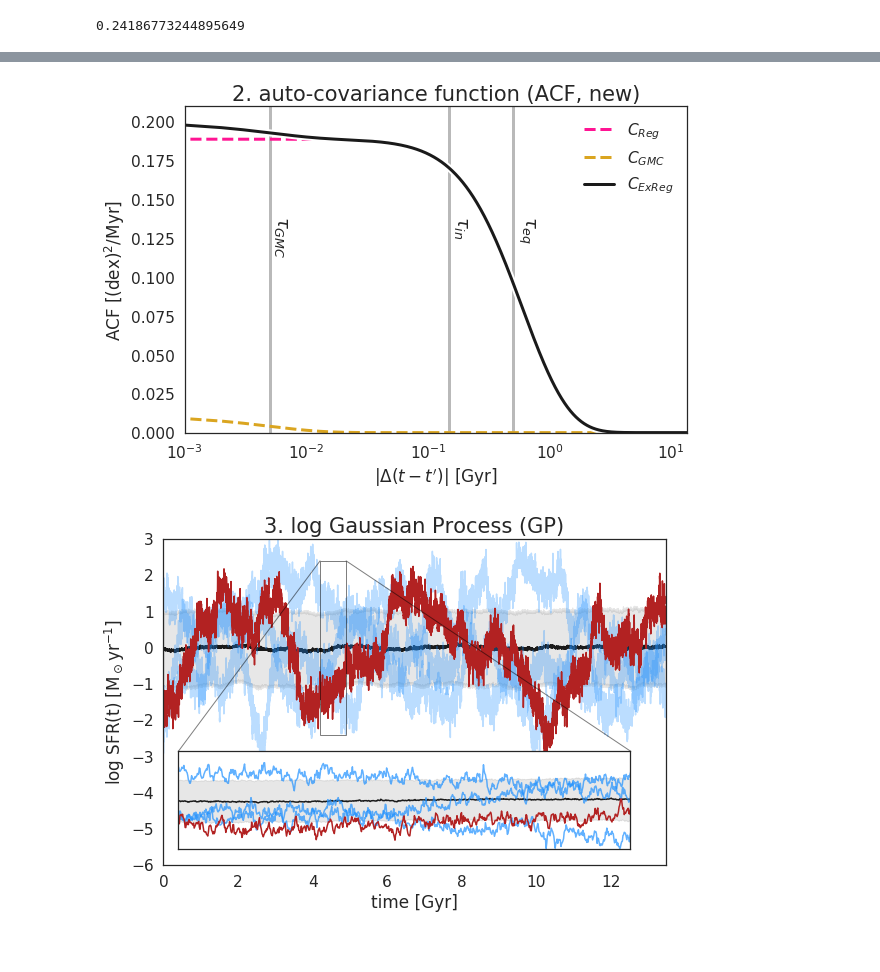
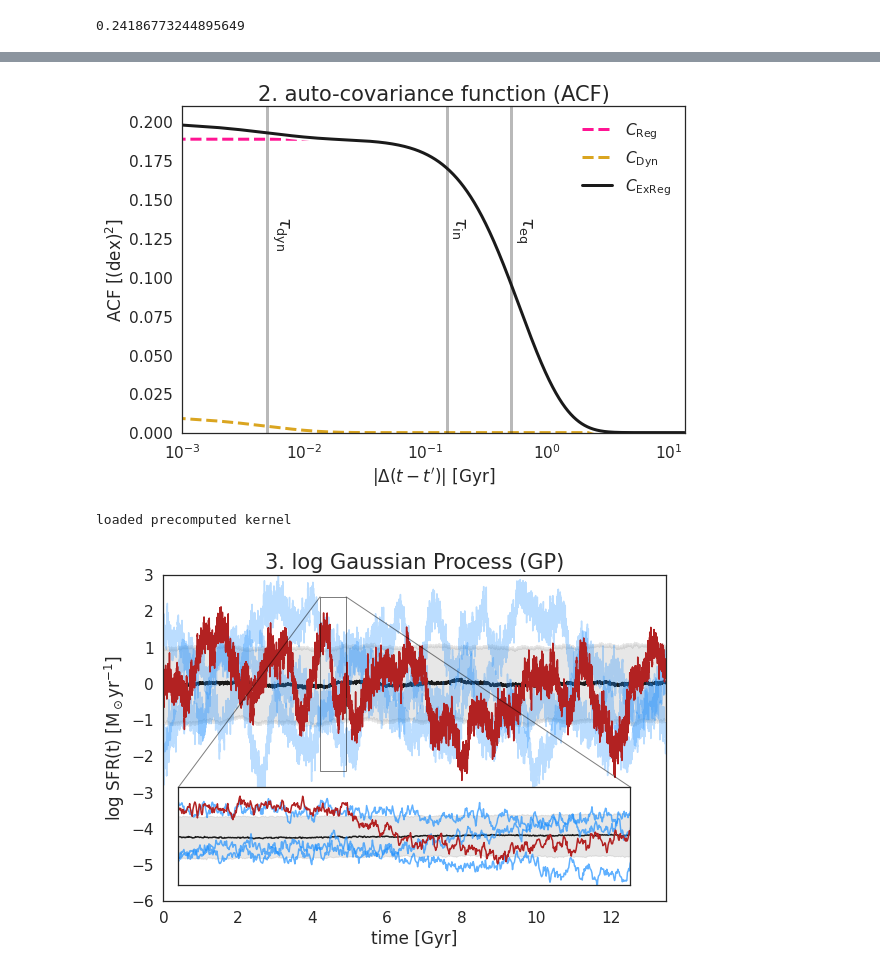
Before and after one commit to kartheikiyer/GP-SFH, a Jupyter notebook: Figure 1 - the GP-SFH schematic.ipynb, the cells around one changed output, grey strips where cells are left out. Saved outputs shown, nothing was run; the diff lists cells and outputs as text; code cells hidden in the pictures.

```diff
--- a/Figure 1 - the GP-SFH schematic.ipynb
+++ b/Figure 1 - the GP-SFH schematic.ipynb
@@ -104,11 +104,11 @@ c_full, c_reg, c_gmc = gp_sfh_kernels.extended_regulator_model_kernel(deltat, *p
 
 fig, ax = plt.subplots(figsize=(9,6))
 
-plt.plot(deltat, c_reg, '--', lw=3,color='deeppink',label='$C_{Reg}$')
-plt.plot(deltat, c_gmc, '--',lw=3,color='goldenrod',label='$C_{GMC}$')
+plt.plot(deltat, c_reg, '--', lw=3,color='deeppink',label=r'$C_{\rm Reg}$')
+plt.plot(deltat, c_gmc, '--',lw=3,color='goldenrod',label=r'$C_{\rm Dyn}$')
 
 plt.plot(deltat, c_full,'w', lw=7)
-plt.plot(deltat, c_full,'k', lw=3,label='$C_{ExReg}$')
+plt.plot(deltat, c_full,'k', lw=3,label=r'$C_{\rm ExReg}$')
 
 llim = 0
 
@@ -119,32 +119,44 @@ plt.xlim(deltat[1],np.amax(deltat) )
 plt.vlines(psd_params[1], llim,plt.ylim()[1],'k',alpha=0.3,lw=3)
 plt.vlines(psd_params[2], llim,plt.ylim()[1],'k',alpha=0.3,lw=3)
 plt.vlines(psd_params[4], llim,plt.ylim()[1],'k',alpha=0.3,lw=3)
-plt.text(psd_params[1]*1.05, plt.ylim()[1]/1.5,r'$\tau_{eq}$',fontsize=18,rotation=270,va='top')
-plt.text(psd_params[2]*1.05, plt.ylim()[1]/1.5,r'$\tau_{in}$',fontsize=18,rotation=270,va='top')
-plt.text(psd_params[4]*1.05, plt.ylim()[1]/1.5,r'$\tau_{GMC}$',fontsize=18,rotation=270,va='top')
+plt.text(psd_params[1]*1.05, plt.ylim()[1]/1.5,r'$\tau_{\rm eq}$',fontsize=18,rotation=270,va='top')
+plt.text(psd_params[2]*1.05, plt.ylim()[1]/1.5,r'$\tau_{\rm in}$',fontsize=18,rotation=270,va='top')
+plt.text(psd_params[4]*1.05, plt.ylim()[1]/1.5,r'$\tau_{\rm dyn}$',fontsize=18,rotation=270,va='top')
 
 plt.legend(edgecolor='w')
 plt.xscale('log')
 plt.xlabel('$|\Delta (t-t\')|$ [Gyr]')
-plt.ylabel('ACF [(dex)$^2$/Myr]')
-plt.title('2. auto-covariance function (ACF, new)',fontsize=21)
+plt.ylabel('ACF [(dex)$^2$]')
+
+plt.title('2. auto-covariance function (ACF)',fontsize=21)
 plt.savefig('figures/fig1panel2.png',bbox_inches='tight')
 plt.show()
 # %% [output]
-[figure, old version]
+[figure, new version]
 # %%
 # 3. Draws from the GP
 
 base_spec = []
+nsamp = 10000
+random_seed = 42
+fname = 'precomputed_kernels/explanatory_figure_case1_withspec.pkl'
 
-case1 = simple_GP_sfh(sp=sp, cosmo=cosmo)
-case1.zval = 0.0
-case1.get_tarr(n_tarr = len(deltat))
-#case1.get_basesfh(sfhtype='MS', mstar = 10.0)
-case1.get_basesfh(sfhtype='const')
-case1.kernel = gp_sfh_kernels.extended_regulator_model_kernel_paramlist
+try:
+    with open(fname, 'rb') as fil:
+        case1 = pickle.load(fil)
+        print('loaded precomputed kernel')
+except:
+    case1 = simple_GP_sfh(sp=sp, cosmo=cosmo)
+    case1.zval = 0.0
+    case1.get_tarr(n_tarr = len(deltat))
+    #case1.get_basesfh(sfhtype='MS', mstar = 10.0)
+    case1.get_basesfh(sfhtype='const')
+    case1.kernel = gp_sfh_kernels.extended_regulator_model_kernel_paramlist
 
-nsamp = 1000
-random_seed = 42
-case1.samples = case1.sample_kernel(nsamp = nsamp, random_seed = random_seed, kernel_params = psd_params)
-case1.get_spec(nsamp)
+    case1.samples = case1.sample_kernel(nsamp = nsamp, random_seed = random_seed, kernel_params = psd_params)
+    case1.get_spec(nsamp)
+
+    with open(fname, 'wb') as fil:
+        pickle.dump(case1, fil)
+# %% [output]
+loaded precomputed kernel
@@ -157,37 +167,39 @@ sfh1color = 'firebrick'
 sfh5color = 'dodgerblue'
 sfhpercentilecolor = 'k'
 
+example_gal = 30
+
 plt.plot(case1.tarr, np.nanmedian(case1.samples.T,1),sfhpercentilecolor)
 plt.fill_between(case1.tarr, np.nanpercentile(case1.samples.T,16,1),
                  np.nanpercentile(case1.samples.T,84,1),color=sfhpercentilecolor,alpha=0.1)
 
 plt.plot(case1.tarr, case1.samples.T[0:,2:5],color=sfh5color,alpha=0.3)
-plt.plot(case1.tarr, case1.samples.T[0:,1],color=sfh1color)
+plt.plot(case1.tarr, case1.samples.T[0:,example_gal],color=sfh1color)
 
 scalefac = 2.0
 
 plt.ylim(-3*scalefac,1.5*scalefac)
 plt.xlim(0,np.amax(case1.tarr))
 plt.xlabel('time [Gyr]')
 plt.ylabel('log SFR(t) [M$_\odot$yr$^{-1}$]')
 plt.title('3. log Gaussian Process (GP)',fontsize=21)
 
 axins = ax.inset_axes([0.03, 0.05, 0.9, 0.3])
 axins.plot(case1.tarr, np.nanmedian(case1.samples.T,1),sfhpercentilecolor)
 axins.fill_between(case1.tarr, np.nanpercentile(case1.samples.T,16,1),
                  np.nanpercentile(case1.samples.T,84,1),color=sfhpercentilecolor,alpha=0.1)
 
 axins.plot(case1.tarr, case1.samples.T[0:,2:5],color=sfh5color,alpha=0.7)
-axins.plot(case1.tarr, case1.samples.T[0:,1],color=sfh1color)
+axins.plot(case1.tarr, case1.samples.T[0:,example_gal],color=sfh1color)
 # sub region of the original image
 x1, x2, y1, y2 = 4.2,4.9, -1.2*scalefac, 1.2*scalefac
 axins.set_xlim(x1, x2)
 axins.set_ylim(y1, y2)
 axins.set_xticklabels('')
 axins.set_yticklabels('')
 
 ax.indicate_inset_zoom(axins, edgecolor="black")
 plt.savefig('figures/fig1panel3.png',bbox_inches='tight')
 plt.show()
 # %% [output]
-[figure, old version]
+[figure, new version]
```
Also changed, not shown: parts of 5 cells of this notebook, 29 other files.
